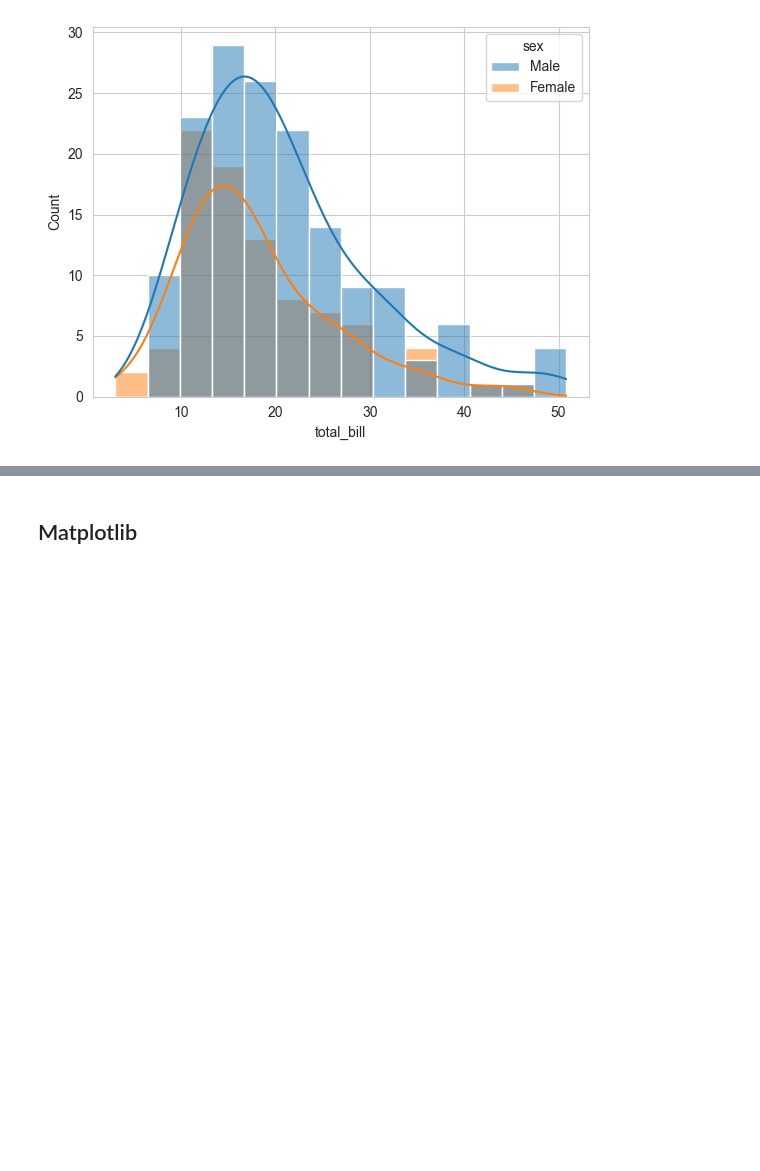
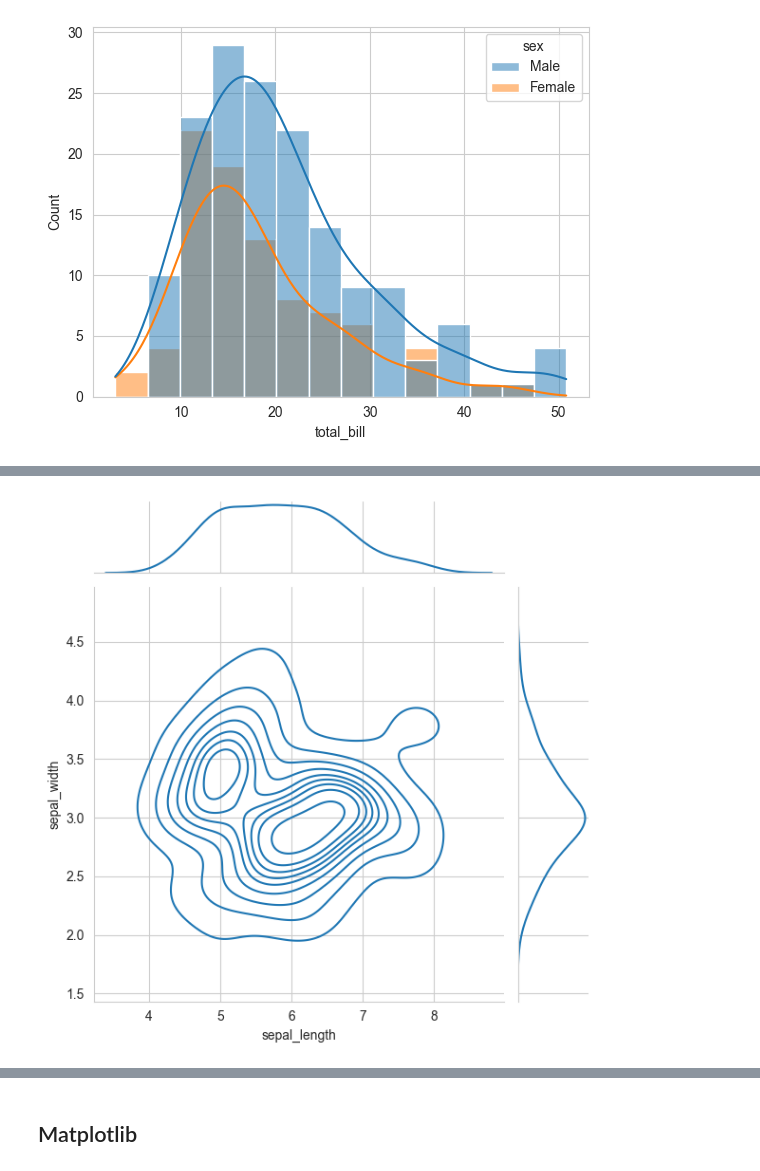
Before and after one commit to glancione/data-science, a Jupyter notebook: data-visualization/data-visualization-basics/data-visualization-basics.ipynb, the cells around one changed output, grey strips where cells are left out. Saved outputs shown, nothing was run; the diff lists cells and outputs as text; code cells hidden in the pictures; blank space fills up the shorter version.

```diff
--- a/data-visualization/data-visualization-basics/data-visualization-basics.ipynb
+++ b/data-visualization/data-visualization-basics/data-visualization-basics.ipynb
@@ -57,0 +64,6 @@ plt.show()
+# %%
+# jointplot
+sns.jointplot(x=flowers_df.sepal_length, y=flowers_df.sepal_width, kind="kde") # Setting shade=True colors the area below the curve
+plt.show()
+# %% [output]
+[figure, added]
```
Also changed, not shown: parts of 7 cells of this notebook.
